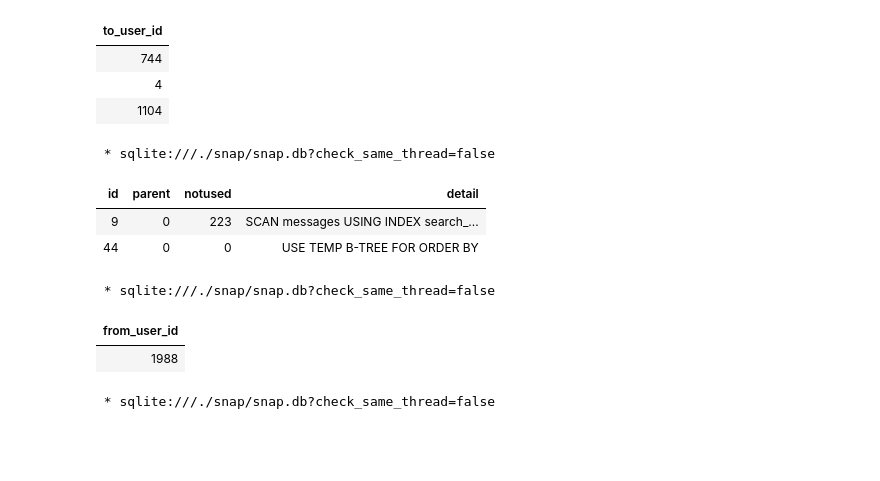
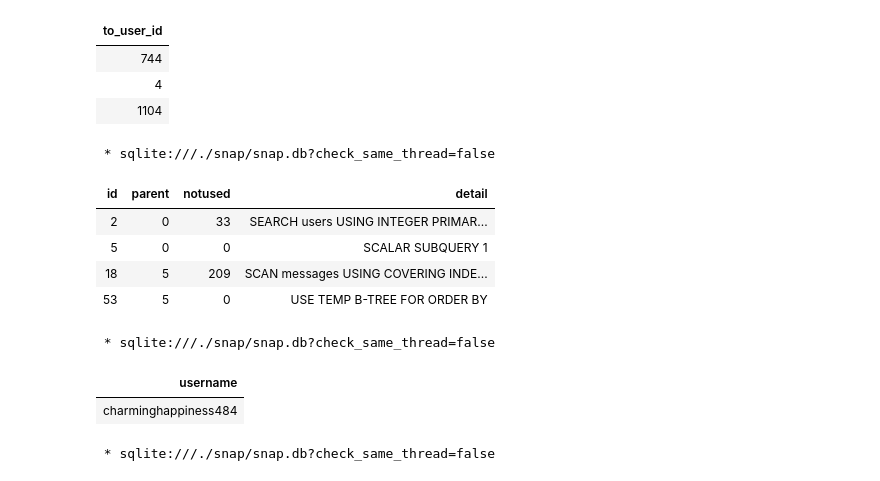
Before and after one commit to jibon-k/CS50sql-Problem-Sets, a Jupyter notebook: week-5/p1_all_solutions_snap.ipynb, the cells around one changed output. Cells and saved outputs as stored; diff of their text form; code cells hidden in the pictures; blank space fills up the shorter version.

```diff
--- a/week-5/p1_all_solutions_snap.ipynb
+++ b/week-5/p1_all_solutions_snap.ipynb
@@ -129,25 +144,33 @@ LIMIT 3;
 # %%
 %%sql
 EXPLAIN QUERY PLAN
-SELECT "from_user_id" FROM "messages"
-GROUP BY "to_user_id"
-ORDER BY count(*) DESC
-LIMIT 1;
+SELECT "username" FROM "users"
+WHERE "id" = (
+    SELECT "to_user_id" FROM "messages"
+    GROUP BY "to_user_id"
+    ORDER BY COUNT(*) DESC
+    LIMIT 1
+);
 # %% [output]
  * sqlite:///./snap/snap.db?check_same_thread=false
 | id | parent | notused | detail |
-| 9 | 0 | 223 | SCAN messages USING INDEX search_... |
-| 44 | 0 | 0 | USE TEMP B-TREE FOR ORDER BY |
+| 2 | 0 | 33 | SEARCH users USING INTEGER PRIMAR... |
+| 5 | 0 | 0 | SCALAR SUBQUERY 1 |
+| 18 | 5 | 209 | SCAN messages USING COVERING INDE... |
+| 53 | 5 | 0 | USE TEMP B-TREE FOR ORDER BY |
-# %%
-%%sql
-SELECT "from_user_id" FROM "messages"
-GROUP BY "to_user_id"
-ORDER BY count(*) DESC
-LIMIT 1;
-# %% [output]
- * sqlite:///./snap/snap.db?check_same_thread=false
-| from_user_id |
-| 1988 |
+# %%
+%%sql
+SELECT "username" FROM "users"
+WHERE "id" = (
+    SELECT "to_user_id" FROM "messages"
+    GROUP BY "to_user_id"
+    ORDER BY COUNT(*) DESC
+    LIMIT 1
+);
+# %% [output]
+ * sqlite:///./snap/snap.db?check_same_thread=false
+| username |
+| charminghappiness484 |
 # %%
 %%sql
 EXPLAIN QUERY PLAN
```
Also changed, not shown: parts of 2 cells of this notebook, 2 other files.
